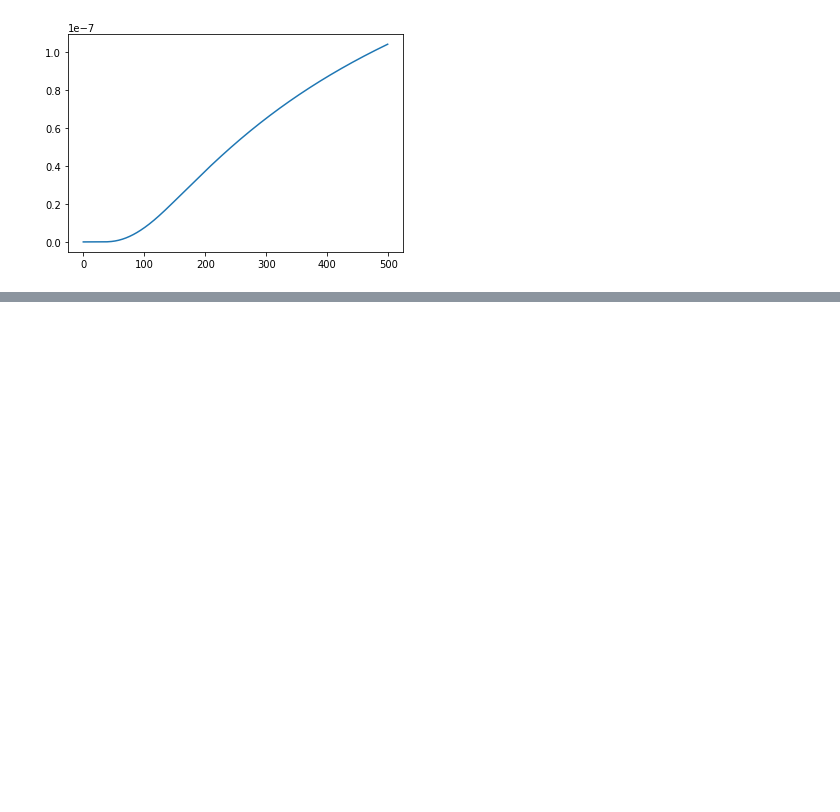
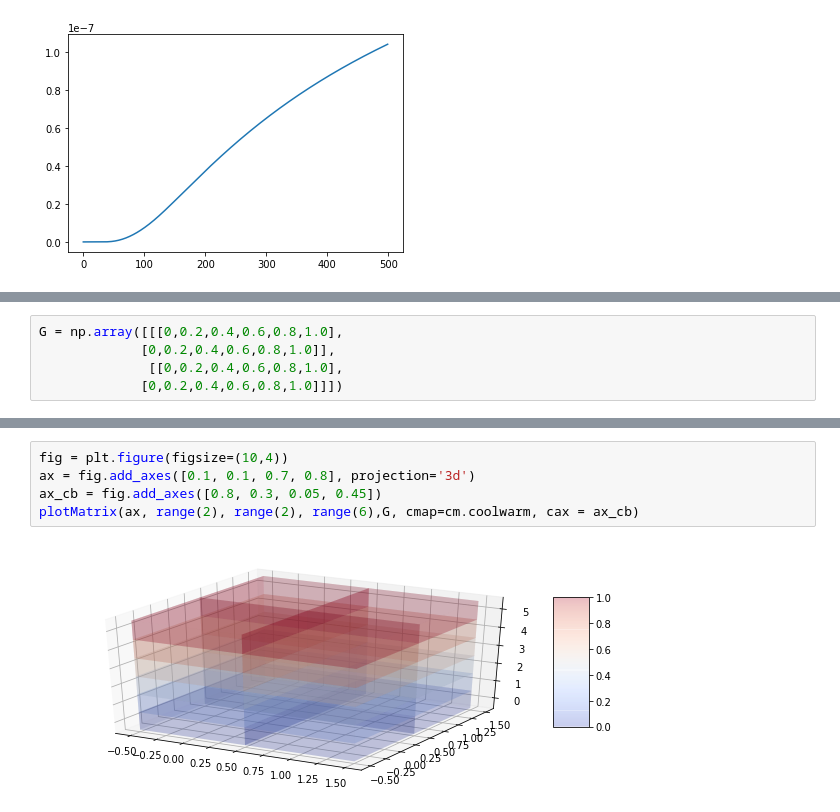
Before and after one commit to thoangtrvn/CSD_Modeling, a Jupyter notebook: CSD_3D_model.ipynb, the cells around one changed output, grey strips where cells are left out. Saved outputs shown, nothing was run; the diff lists cells and outputs as text; blank space fills up the shorter version.

```diff
--- a/CSD_3D_model.ipynb
+++ b/CSD_3D_model.ipynb
@@ -503,0 +597,5 @@ plt.plot(R_value[:,1])
+# %%
+G = np.array([[[0,0.2,0.4,0.6,0.8,1.0],
+             [0,0.2,0.4,0.6,0.8,1.0]],
+              [[0,0.2,0.4,0.6,0.8,1.0],
+             [0,0.2,0.4,0.6,0.8,1.0]]])
@@ -503,0 +606,7 @@ plt.plot(R_value[:,1])
+# %%
+fig = plt.figure(figsize=(10,4))
+ax = fig.add_axes([0.1, 0.1, 0.7, 0.8], projection='3d')
+ax_cb = fig.add_axes([0.8, 0.3, 0.05, 0.45])
+plotMatrix(ax, range(2), range(2), range(6),G, cmap=cm.coolwarm, cax = ax_cb)
+# %% [output]
+[figure, added]
```
Also changed, not shown: parts of 34 cells of this notebook.
